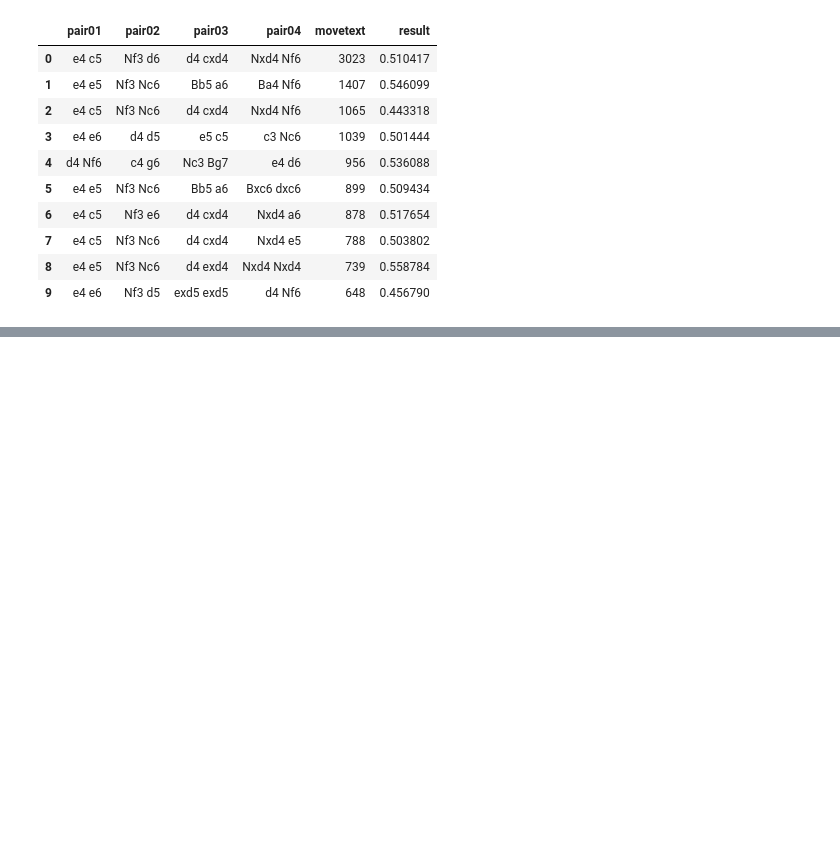
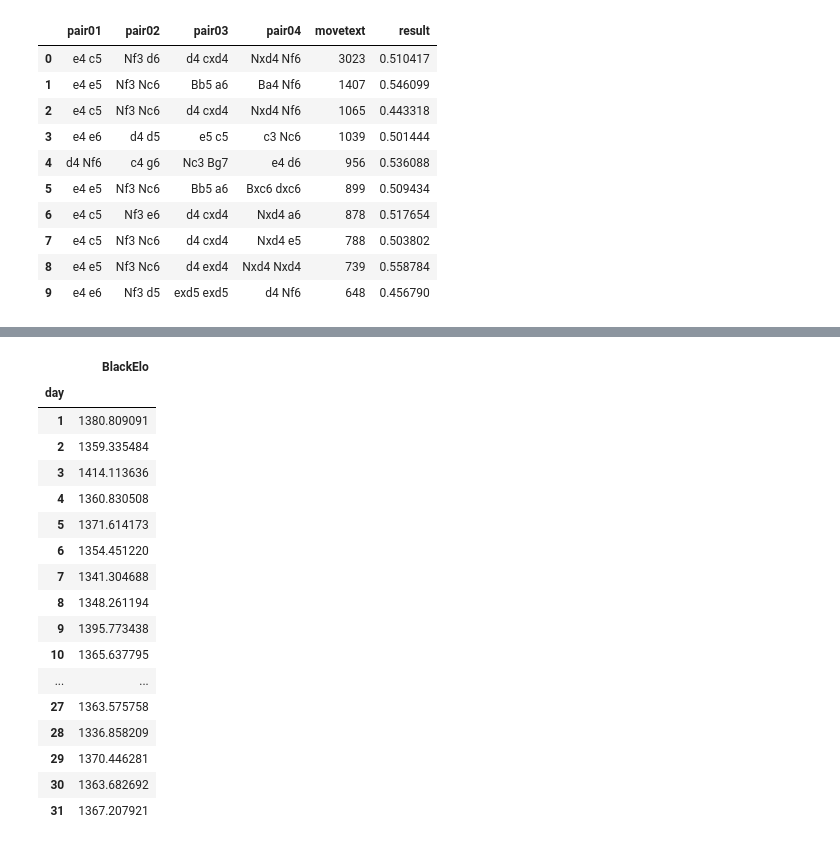
Before and after one commit to AGordon777/Unit5-MidProject, a Jupyter notebook: exploratory data analysis.ipynb, the cells around one changed output, grey strips where cells are left out. Saved outputs shown, nothing was run; the diff lists cells and outputs as text; code cells hidden in the pictures; blank space fills up the shorter version.

```diff
--- a/exploratory data analysis.ipynb
+++ b/exploratory data analysis.ipynb
@@ -1304,0 +1373,10 @@ summary.head(10)
+# %%
+fics2 = pd.read_csv('./Processed Data/data_fics2_prepared.csv')
+
+fics2['datetime'] = fics2['Date']+' '+fics2['Time']
+fics2['datetime'] = pd.to_datetime(fics2['datetime'], format="%Y.%m.%d %H:%M:%S")
+fics2 = fics2.drop(['Date','Time'],axis=1)
+
+fics2['day'] = fics2['datetime'].dt.day
+
+fics2.groupby(['Black']).agg({'Movetext':np.size}).sort_values(by='Movetext', ascending=False)
@@ -1304,0 +1398,21 @@ summary.head(10)
+# %%
+fics2[fics2['Black']=='inemuri'].groupby(['day']).agg({'BlackElo':np.mean}).sort_values(by='day', ascending=True)
+# %% [output]
+|  | BlackElo |
+| day |  |
+| 1 | 1380.809091 |
+| 2 | 1359.335484 |
+| 3 | 1414.113636 |
+| 4 | 1360.830508 |
+| 5 | 1371.614173 |
+| 6 | 1354.451220 |
+| 7 | 1341.304688 |
+| 8 | 1348.261194 |
+| 9 | 1395.773438 |
+| 10 | 1365.637795 |
+| ... | ... |
+| 27 | 1363.575758 |
+| 28 | 1336.858209 |
+| 29 | 1370.446281 |
+| 30 | 1363.682692 |
+| 31 | 1367.207921 |
```
Also changed, not shown: parts of 28 cells of this notebook, 1 other file.
